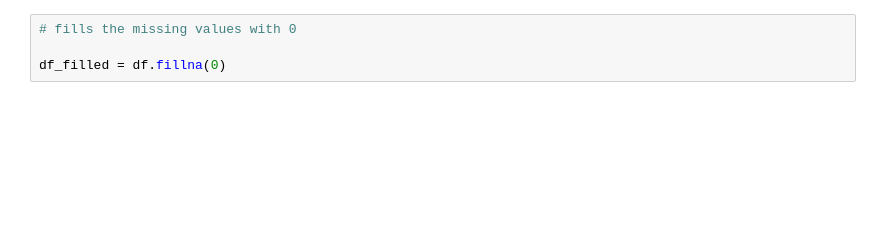
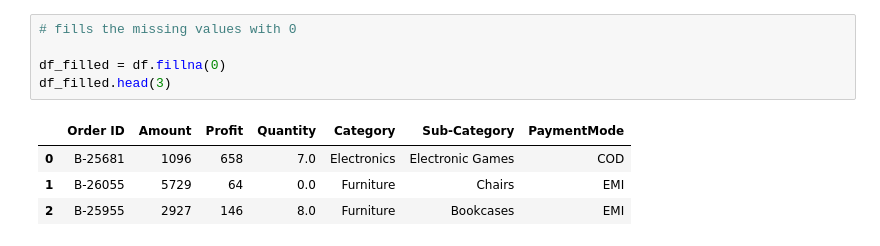
Before and after one commit to Ish-i-ka/DATA-SCIENCE-JOURNEY, a Jupyter notebook: udemy_datascience/9-Data analysis with python/9.3-datamanipulation.ipynb, the cells around one changed output. Saved outputs shown, nothing was run; the diff lists cells and outputs as text; blank space fills up the shorter version.

```diff
--- a/udemy_datascience/9-Data analysis with python/9.3-datamanipulation.ipynb
+++ b/udemy_datascience/9-Data analysis with python/9.3-datamanipulation.ipynb
@@ -56,6 +56,12 @@ dtype: int64
 # %%
 # fills the missing values with 0
 
 df_filled = df.fillna(0)
+df_filled.head(3)
+# %% [output]
+|  | Order ID | Amount | Profit | Quantity | Category | Sub-Category | PaymentMode |
+| 0 | B-25681 | 1096 | 658 | 7.0 | Electronics | Electronic Games | COD |
+| 1 | B-26055 | 5729 | 64 | 0.0 | Furniture | Chairs | EMI |
+| 2 | B-25955 | 2927 | 146 | 8.0 | Furniture | Bookcases | EMI |
 # %%
 #filling missing values with mean of the column
```
Also changed, not shown: parts of 21 cells of this notebook, 16 other files.
